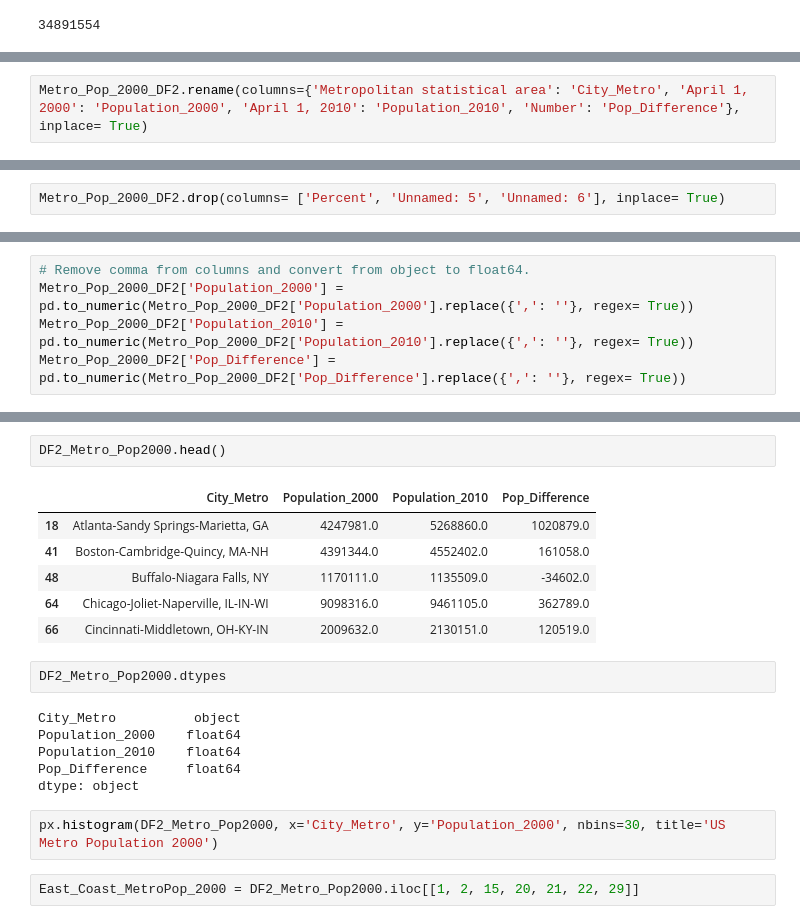
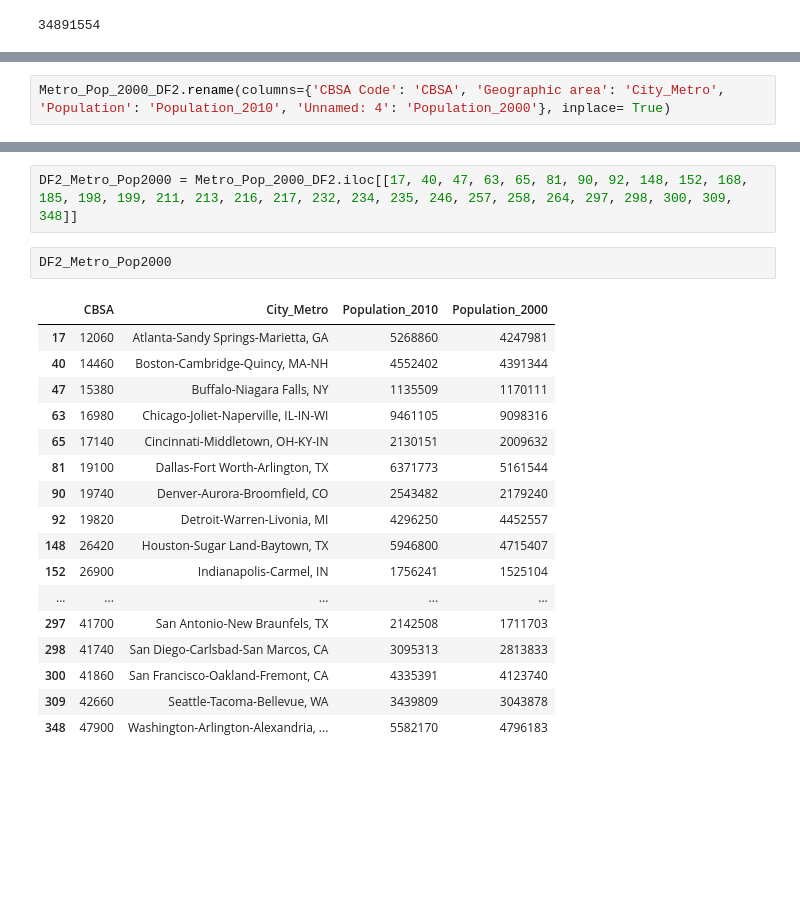
Before and after one commit to BerisDizdar/US_Population_And_GDP, a Jupyter notebook: Metro_Pop.ipynb, the cells around one changed output, grey strips where cells are left out. Saved outputs shown, nothing was run; the diff lists cells and outputs as text; blank space fills up the shorter version.

```diff
--- a/Metro_Pop.ipynb
+++ b/Metro_Pop.ipynb
@@ -164,5 +164,5 @@ Metro_Pop_2000_DF2.head()
 # %%
-Metro_Pop_2000_DF2.rename(columns={'Metropolitan statistical area': 'City_Metro', 'April 1, 2000': 'Population_2000', 'April 1, 2010': 'Population_2010', 'Number': 'Pop_Difference'}, inplace= True)
+Metro_Pop_2000_DF2.rename(columns={'CBSA Code': 'CBSA', 'Geographic area': 'City_Metro', 'Population': 'Population_2010', 'Unnamed: 4': 'Population_2000'}, inplace= True)
 # %%
 Metro_Pop_2000_DF2.head()
 # %% [output]
@@ -175,3 +175 @@ Metro_Pop_2000_DF2.head()
-# %%
-Metro_Pop_2000_DF2.drop(columns= ['Percent', 'Unnamed: 5', 'Unnamed: 6'], inplace= True)
 # %%
@@ -206,5 +199,0 @@ dtype: object
-# %%
-# Remove comma from columns and convert from object to float64.
-Metro_Pop_2000_DF2['Population_2000'] = pd.to_numeric(Metro_Pop_2000_DF2['Population_2000'].replace({',': ''}, regex= True))
-Metro_Pop_2000_DF2['Population_2010'] = pd.to_numeric(Metro_Pop_2000_DF2['Population_2010'].replace({',': ''}, regex= True))
-Metro_Pop_2000_DF2['Pop_Difference'] = pd.to_numeric(Metro_Pop_2000_DF2['Pop_Difference'].replace({',': ''}, regex= True))
@@ -230,21 +229,22 @@ DF2_Metro_Pop2000 = Metro_Pop_2000_DF2.iloc[[18, 41, 48, 64, 66, 82, 91, 93, 149
+# %%
+DF2_Metro_Pop2000 = Metro_Pop_2000_DF2.iloc[[17, 40, 47, 63, 65, 81, 90, 92, 148, 152, 168, 185, 198, 199, 211, 213, 216, 217, 232, 234, 235, 246, 257, 258, 264, 297, 298, 300, 309, 348]]
 # %%
-DF2_Metro_Pop2000.head()
+DF2_Metro_Pop2000
 # %% [output]
-|  | City_Metro | Population_2000 | Population_2010 | Pop_Difference |
-| 18 | Atlanta-Sandy Springs-Marietta, GA | 4247981.0 | 5268860.0 | 1020879.0 |
-| 41 | Boston-Cambridge-Quincy, MA-NH | 4391344.0 | 4552402.0 | 161058.0 |
-| 48 | Buffalo-Niagara Falls, NY | 1170111.0 | 1135509.0 | -34602.0 |
-| 64 | Chicago-Joliet-Naperville, IL-IN-WI | 9098316.0 | 9461105.0 | 362789.0 |
-| 66 | Cincinnati-Middletown, OH-KY-IN | 2009632.0 | 2130151.0 | 120519.0 |
+|  | CBSA | City_Metro | Population_2010 | Population_2000 |
+| 17 | 12060 | Atlanta-Sandy Springs-Marietta, GA | 5268860 | 4247981 |
+| 40 | 14460 | Boston-Cambridge-Quincy, MA-NH | 4552402 | 4391344 |
+| 47 | 15380 | Buffalo-Niagara Falls, NY | 1135509 | 1170111 |
+| 63 | 16980 | Chicago-Joliet-Naperville, IL-IN-WI | 9461105 | 9098316 |
+| 65 | 17140 | Cincinnati-Middletown, OH-KY-IN | 2130151 | 2009632 |
+| 81 | 19100 | Dallas-Fort Worth-Arlington, TX | 6371773 | 5161544 |
+| 90 | 19740 | Denver-Aurora-Broomfield, CO | 2543482 | 2179240 |
+| 92 | 19820 | Detroit-Warren-Livonia, MI | 4296250 | 4452557 |
+| 148 | 26420 | Houston-Sugar Land-Baytown, TX | 5946800 | 4715407 |
+| 152 | 26900 | Indianapolis-Carmel, IN | 1756241 | 1525104 |
+| ... | ... | ... | ... | ... |
+| 297 | 41700 | San Antonio-New Braunfels, TX | 2142508 | 1711703 |
+| 298 | 41740 | San Diego-Carlsbad-San Marcos, CA | 3095313 | 2813833 |
+| 300 | 41860 | San Francisco-Oakland-Fremont, CA | 4335391 | 4123740 |
+| 309 | 42660 | Seattle-Tacoma-Bellevue, WA | 3439809 | 3043878 |
+| 348 | 47900 | Washington-Arlington-Alexandria, ... | 5582170 | 4796183 |
-# %%
-DF2_Metro_Pop2000.dtypes
-# %% [output]
-City_Metro          object
-Population_2000    float64
-Population_2010    float64
-Pop_Difference     float64
-dtype: object
-# %%
-px.histogram(DF2_Metro_Pop2000, x='City_Metro', y='Population_2000', nbins=30, title='US Metro Population 2000')
-# %%
-East_Coast_MetroPop_2000 = DF2_Metro_Pop2000.iloc[[1, 2, 15, 20, 21, 22, 29]]
```
Also changed, not shown: parts of 32 cells of this notebook, 2 other files.
